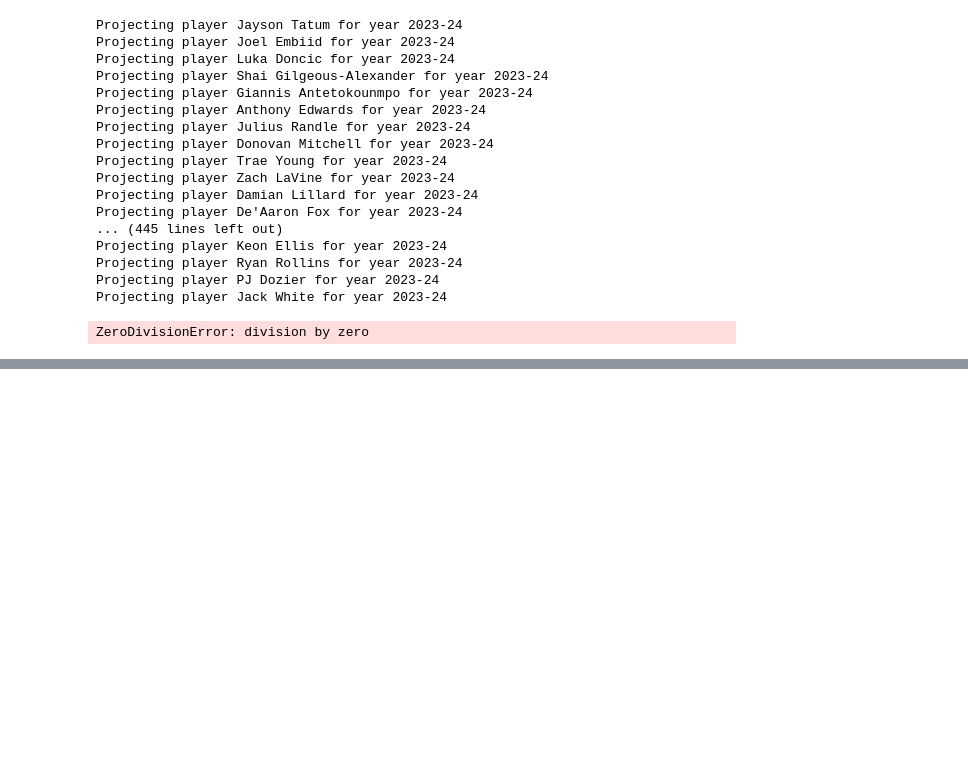
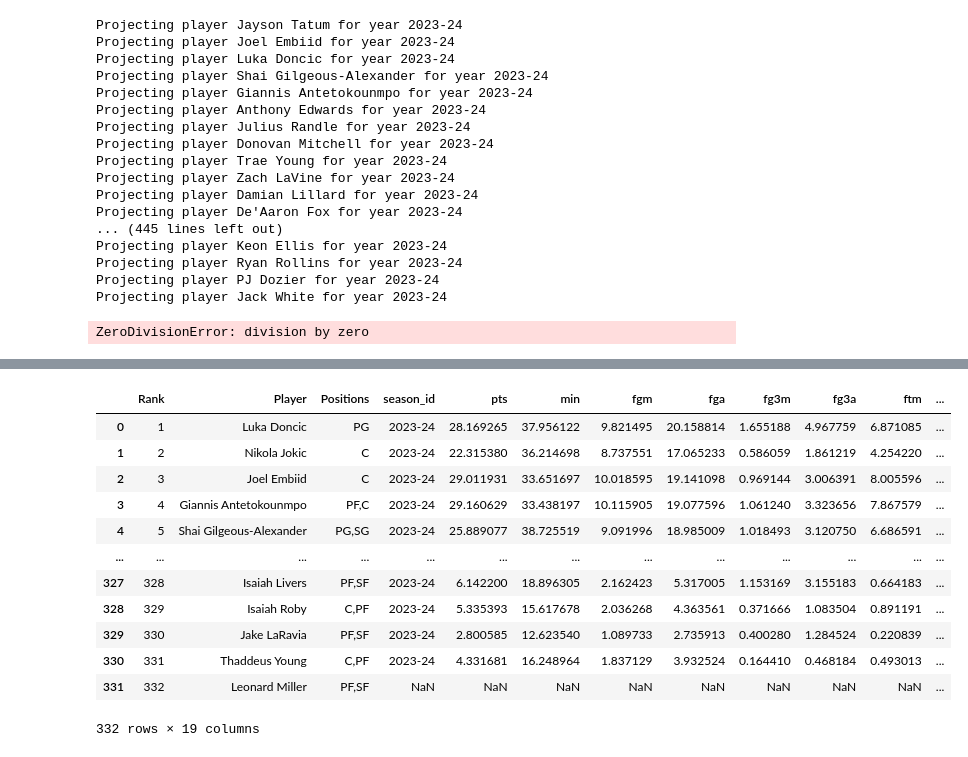
Before and after one commit to onat-the-wanderer/Knn-NBA-Fantasy-Model, a Jupyter notebook: Untitled.ipynb, the cells around one changed output, grey strips where cells are left out. Drawn from its saved outputs; the diff is of its cells as text; code cells hidden in the pictures; blank space fills up the shorter version.

```diff
--- a/Untitled.ipynb
+++ b/Untitled.ipynb
@@ -1267,0 +1788,3 @@ ZeroDivisionError: division by zero
+# %%
+draft_df = pd.read_csv('/Users/onat/Desktop/Knn-NBA-Fantasy-Model/FantasyPros_2023_Overall_NBA_Rankings.csv', on_bad_lines='skip', sep= ";")
+draft_df.style.hide_index()
@@ -1267,0 +1847,20 @@ ZeroDivisionError: division by zero
+# %%
+final_stat_df = final_stat_df.rename(columns={'player_id':'Player'})
+# %%
+df3=draft_df.merge(final_stat_df, how='left', on='Player')
+# %%
+df3
+# %% [output]
+|  | Rank | Player | Positions | season_id | pts | min | fgm | fga | fg3m | fg3a | ftm | ... |
+| 0 | 1 | Luka Doncic | PG | 2023-24 | 28.169265 | 37.956122 | 9.821495 | 20.158814 | 1.655188 | 4.967759 | 6.871085 | ... |
+| 1 | 2 | Nikola Jokic | C | 2023-24 | 22.315380 | 36.214698 | 8.737551 | 17.065233 | 0.586059 | 1.861219 | 4.254220 | ... |
+| 2 | 3 | Joel Embiid | C | 2023-24 | 29.011931 | 33.651697 | 10.018595 | 19.141098 | 0.969144 | 3.006391 | 8.005596 | ... |
+| 3 | 4 | Giannis Antetokounmpo | PF,C | 2023-24 | 29.160629 | 33.438197 | 10.115905 | 19.077596 | 1.061240 | 3.323656 | 7.867579 | ... |
+| 4 | 5 | Shai Gilgeous-Alexander | PG,SG | 2023-24 | 25.889077 | 38.725519 | 9.091996 | 18.985009 | 1.018493 | 3.120750 | 6.686591 | ... |
+| ... | ... | ... | ... | ... | ... | ... | ... | ... | ... | ... | ... | ... |
+| 327 | 328 | Isaiah Livers | PF,SF | 2023-24 | 6.142200 | 18.896305 | 2.162423 | 5.317005 | 1.153169 | 3.155183 | 0.664183 | ... |
+| 328 | 329 | Isaiah Roby | C,PF | 2023-24 | 5.335393 | 15.617678 | 2.036268 | 4.363561 | 0.371666 | 1.083504 | 0.891191 | ... |
+| 329 | 330 | Jake LaRavia | PF,SF | 2023-24 | 2.800585 | 12.623540 | 1.089733 | 2.735913 | 0.400280 | 1.284524 | 0.220839 | ... |
+| 330 | 331 | Thaddeus Young | C,PF | 2023-24 | 4.331681 | 16.248964 | 1.837129 | 3.932524 | 0.164410 | 0.468184 | 0.493013 | ... |
+| 331 | 332 | Leonard Miller | PF,SF | NaN | NaN | NaN | NaN | NaN | NaN | NaN | NaN | ... |
+332 rows × 19 columns
```
Also changed, not shown: parts of 118 cells of this notebook, 2 other files.
